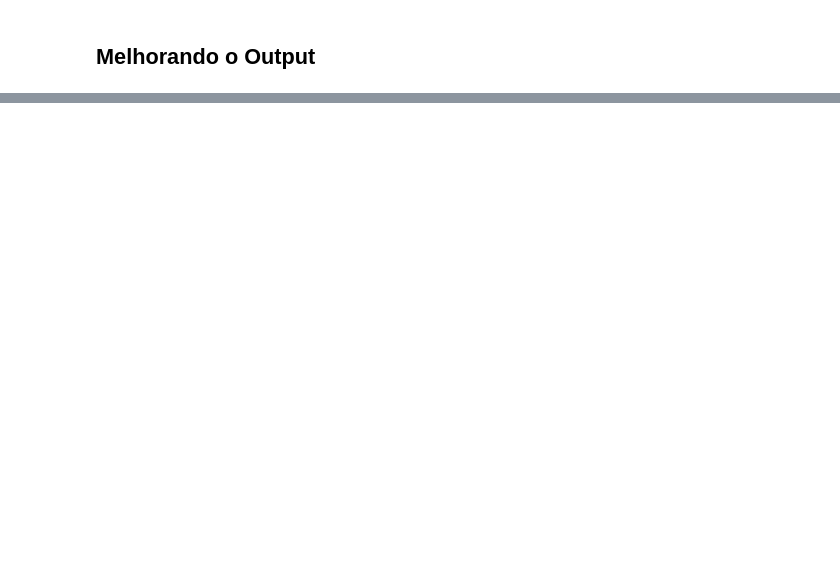
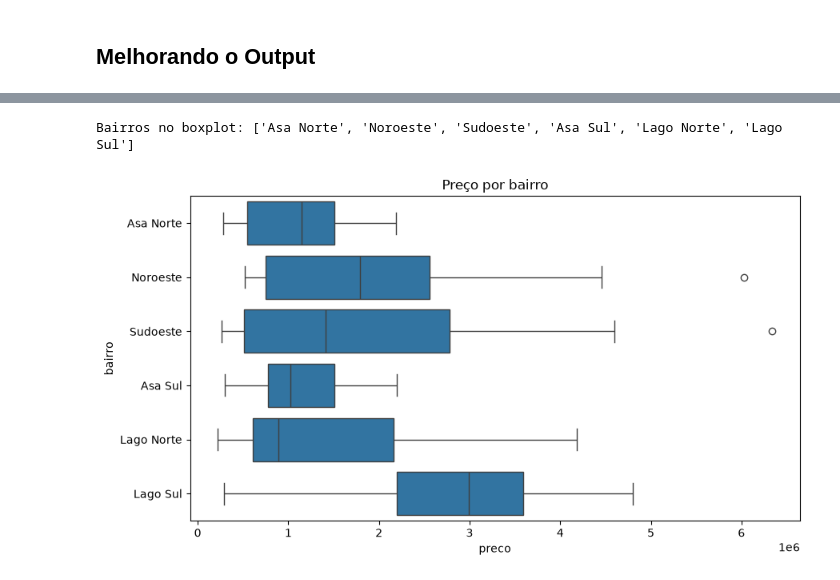
Before and after one commit to bingxyi/WebScraping-RLS-RLM, a Jupyter notebook: 02_limpeza_eda.ipynb, the cells around one changed output, grey strips where cells are left out. Cells and saved outputs as stored; diff of their text form; code cells hidden in the pictures; blank space fills up the shorter version.

```diff
--- a/02_limpeza_eda.ipynb
+++ b/02_limpeza_eda.ipynb
@@ -403,0 +302,13 @@ Resposta com os números da coleta de **27/09/2026** (642 imóveis após a limpe
+# %%
+top10 = df["bairro"].value_counts().head(10).index   # os 10 bairros com mais anúncios
+print(f"Bairros no boxplot: {list(top10)}\n")
+
+plt.figure(figsize=(9, 5))
+sns.boxplot(data=df[df["bairro"].isin(top10)], x="preco", y="bairro", order=top10)
+plt.title("Preço por bairro")
+plt.tight_layout()
+plt.savefig("figs/boxplot_bairros.png", dpi=150)
+plt.show()
+# %% [output]
+Bairros no boxplot: ['Asa Norte', 'Noroeste', 'Sudoeste', 'Asa Sul', 'Lago Norte', 'Lago Sul']
+[figure, added]
```
Also changed, not shown: parts of 48 cells of this notebook, 13 other files.
